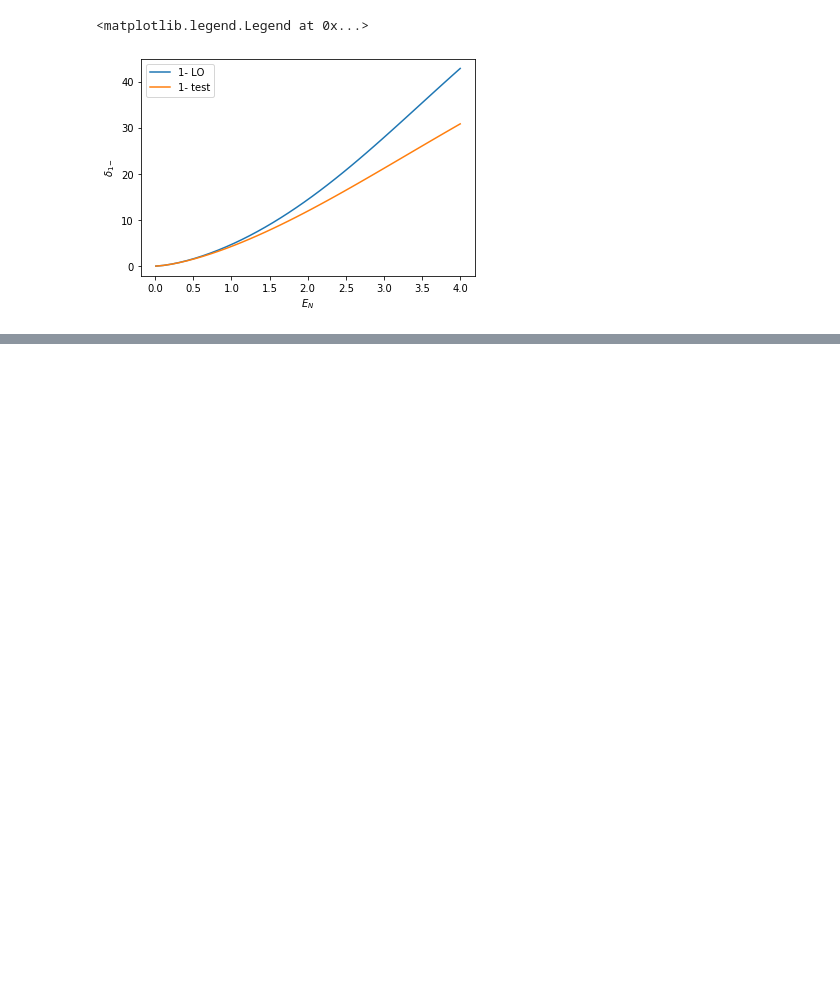
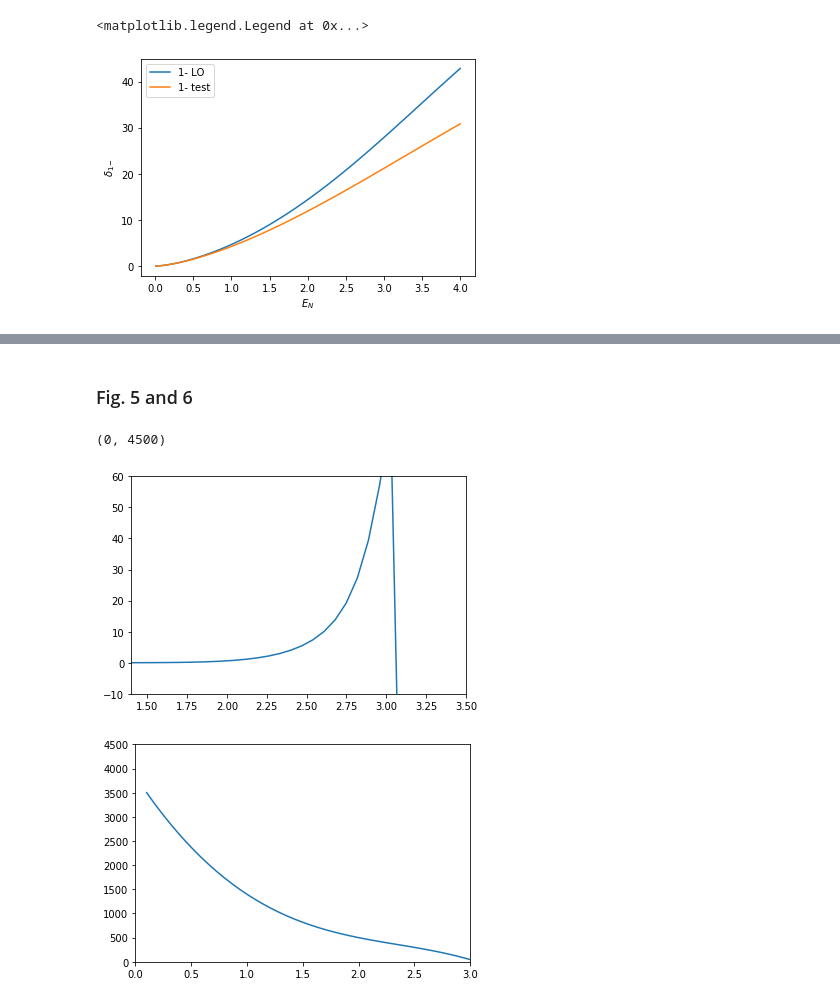
Before and after one commit to alphacentaury-github/Lattice_fft, a Jupyter notebook: n_alpha.ipynb, the cells around one changed output, grey strips where cells are left out. Cells and saved outputs as stored; diff of their text form; code cells hidden in the pictures; blank space fills up the shorter version.

```diff
--- a/n_alpha.ipynb
+++ b/n_alpha.ipynb
@@ -276,0 +465,17 @@ plt.xlim([0,180]);
+# %% [markdown]
+### Fig. 5 and 6
+# %%
+plt.figure()
+plt.plot(Talpha,np.real(deltas['p']) )
+plt.xlim([1.4,3.5])
+plt.ylim([-10,60])
+
+fp=-2*k_C*hL_eta['p']-ERE_data['p'][0]+0.5*ERE_data['p'][1]*kcm**2-0.25*ERE_data['p'][2]*kcm**4
+plt.figure()
+plt.plot(Talpha,np.real(fp))
+plt.xlim([0,3])
+plt.ylim([0,4500])
+# %% [output]
+(0, 4500)
+[figure, added]
+[figure, added]
```
Also changed, not shown: parts of 29 cells of this notebook.
